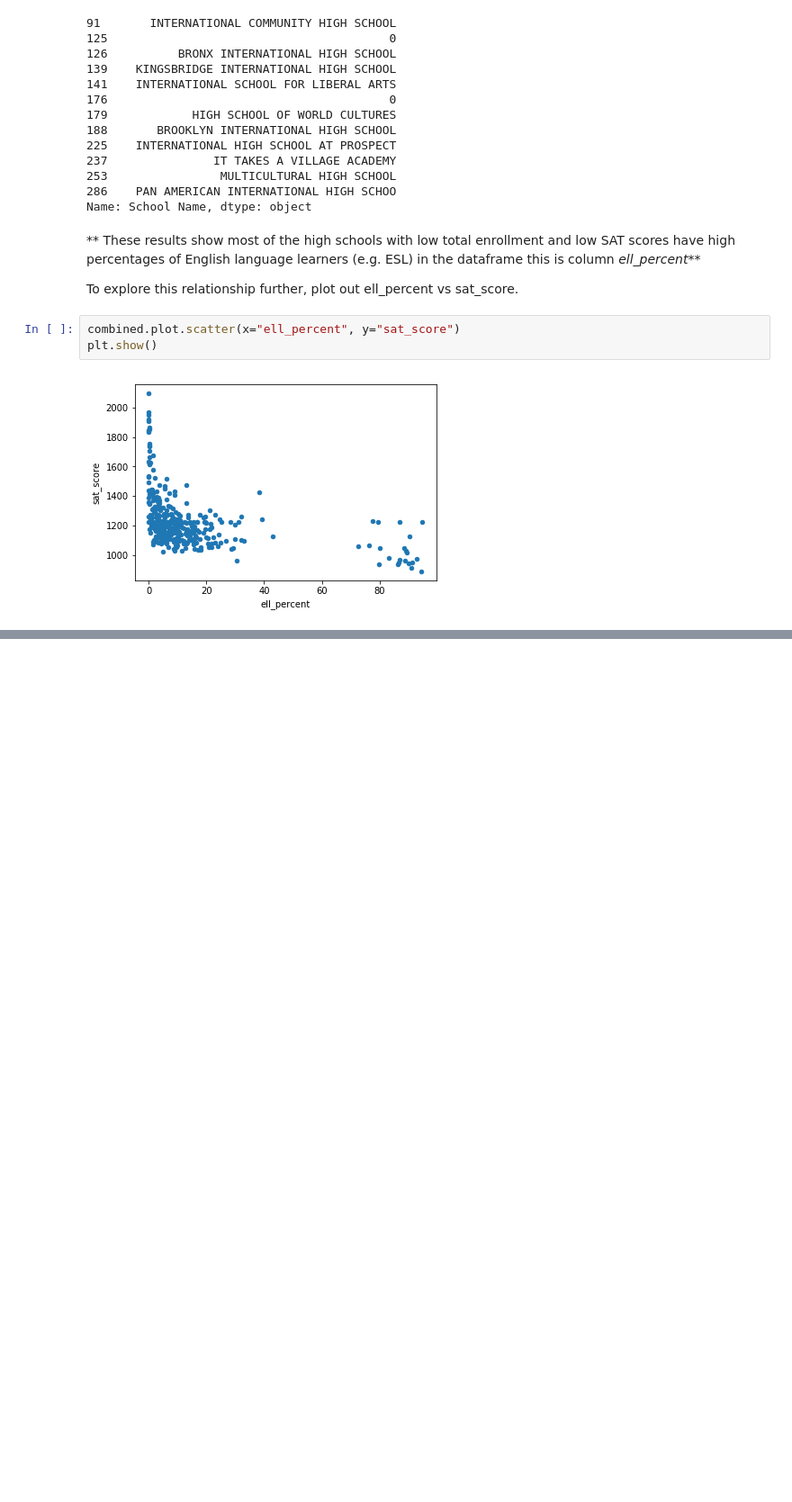
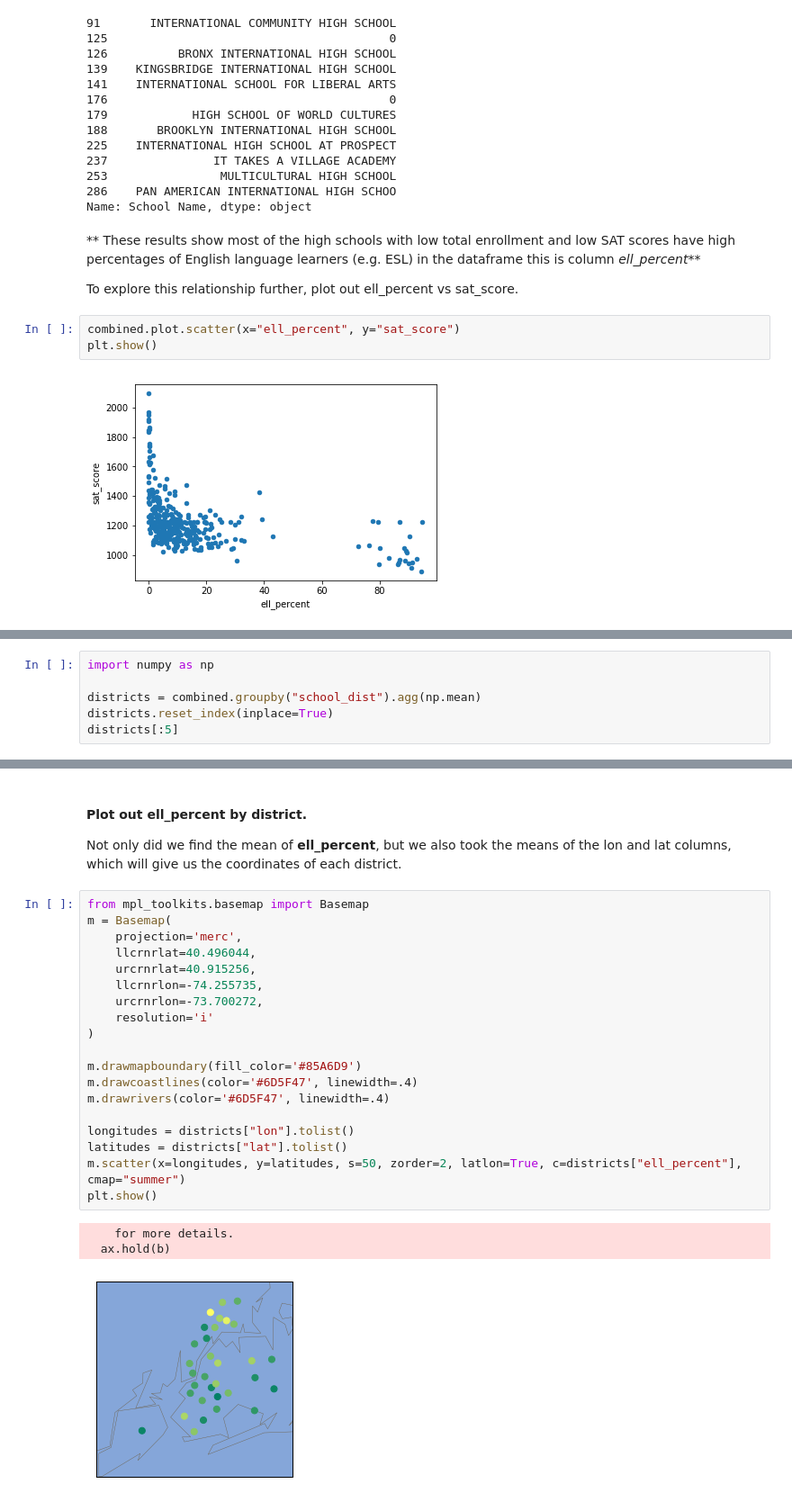
Before and after one commit to SixStringsCoder/Data_Projects_w_Python, a Jupyter notebook: efficacy_of_SAT/Efficacy of Standardized Tests in the US.ipynb, the cells around one changed output, grey strips where cells are left out. Shown at 90% size. Cells and saved outputs as stored; diff of their text form; blank space fills up the shorter version.

```diff
--- a/efficacy_of_SAT/Efficacy of Standardized Tests in the US.ipynb
+++ b/efficacy_of_SAT/Efficacy of Standardized Tests in the US.ipynb
@@ -489,0 +499,6 @@ plt.show()
+# %%
+import numpy as np
+
+districts = combined.groupby("school_dist").agg(np.mean)
+districts.reset_index(inplace=True)
+districts[:5]
@@ -489,0 +513,26 @@ plt.show()
+# %% [markdown]
+#### Plot out ell_percent by district.
+Not only did we find the mean of **ell_percent**, but we also took the means of the lon and lat columns, which will give us the coordinates of each district.
+# %%
+from mpl_toolkits.basemap import Basemap
+m = Basemap(
+    projection='merc',
+    llcrnrlat=40.496044,
+    urcrnrlat=40.915256,
+    llcrnrlon=-74.255735,
+    urcrnrlon=-73.700272,
+    resolution='i'
+)
+
+m.drawmapboundary(fill_color='#85A6D9')
+m.drawcoastlines(color='#6D5F47', linewidth=.4)
+m.drawrivers(color='#6D5F47', linewidth=.4)
+
+longitudes = districts["lon"].tolist()
+latitudes = districts["lat"].tolist()
+m.scatter(x=longitudes, y=latitudes, s=50, zorder=2, latlon=True, c=districts["ell_percent"], cmap="summer")
+plt.show()
+# %% [output]
+    for more details.
+  ax.hold(b)
+[figure, added]
```
Also changed, not shown: parts of 5 cells of this notebook.
